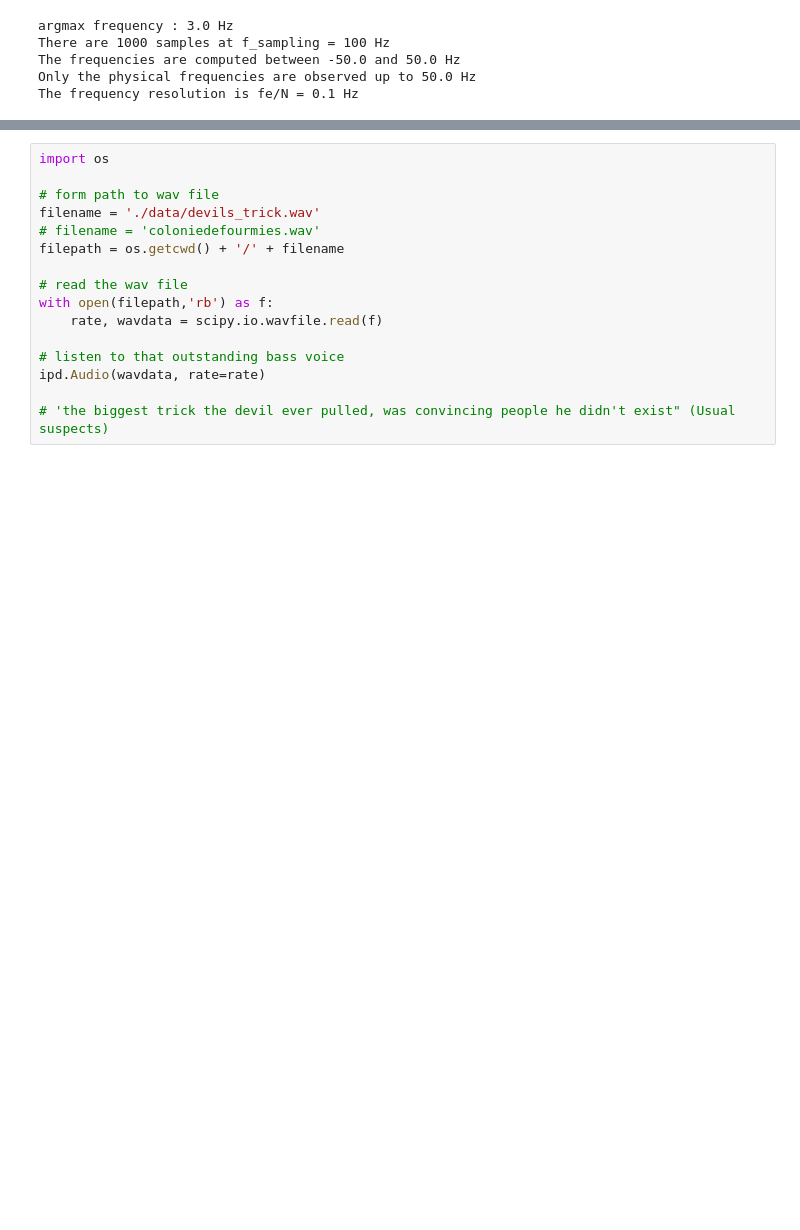
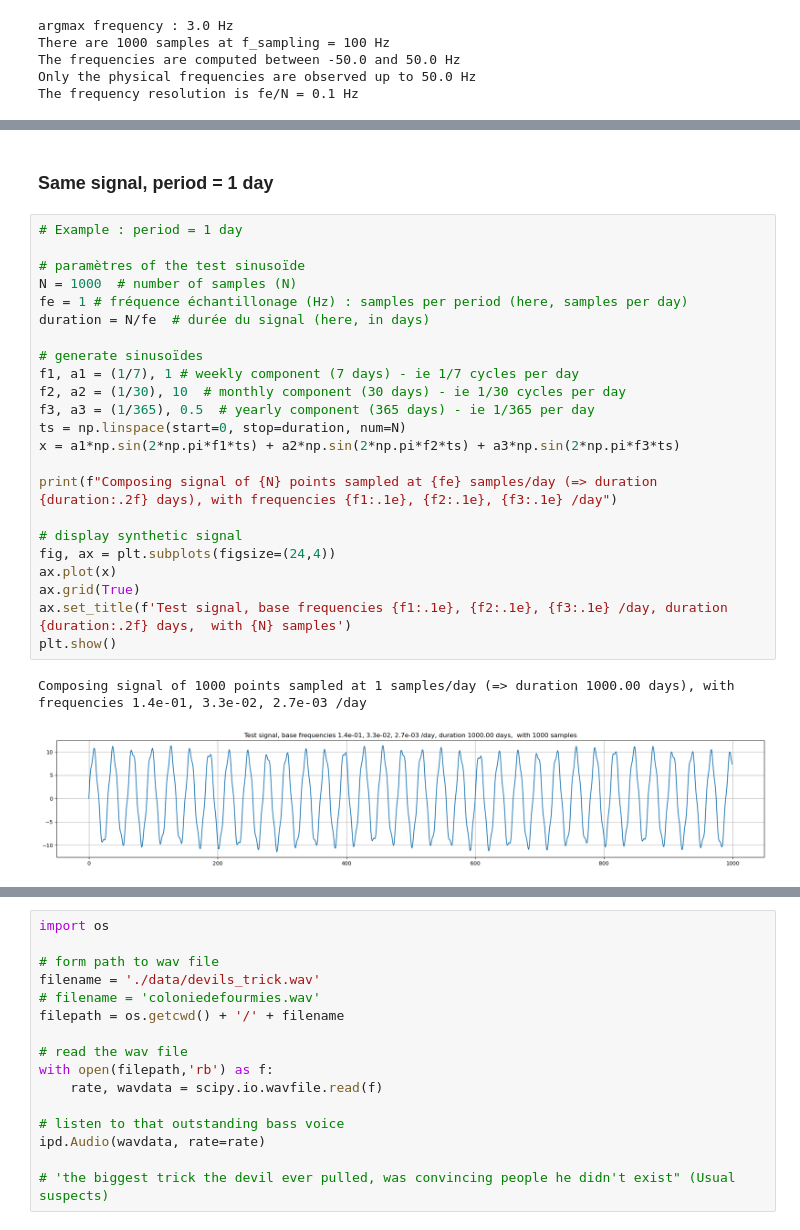
Before and after one commit to BenjaminDeporte/Boilerplate_code, a Jupyter notebook: Fourier_Transform.ipynb, the cells around one changed output, grey strips where cells are left out. Drawn from its saved outputs; the diff is of its cells as text; blank space fills up the shorter version.

```diff
--- a/Fourier_Transform.ipynb
+++ b/Fourier_Transform.ipynb
@@ -67,0 +162,28 @@ The frequency resolution is fe/N = 0.1 Hz
+# %% [markdown]
+### Same signal, period = 1 day
+# %%
+# Example : period = 1 day
+
+# paramètres of the test sinusoïde
+N = 1000  # number of samples (N)
+fe = 1 # fréquence échantillonage (Hz) : samples per period (here, samples per day)
+duration = N/fe  # durée du signal (here, in days)
+
+# generate sinusoïdes
+f1, a1 = (1/7), 1 # weekly component (7 days) - ie 1/7 cycles per day
+f2, a2 = (1/30), 10  # monthly component (30 days) - ie 1/30 cycles per day
+f3, a3 = (1/365), 0.5  # yearly component (365 days) - ie 1/365 per day
+ts = np.linspace(start=0, stop=duration, num=N)
+x = a1*np.sin(2*np.pi*f1*ts) + a2*np.sin(2*np.pi*f2*ts) + a3*np.sin(2*np.pi*f3*ts)
+
+print(f"Composing signal of {N} points sampled at {fe} samples/day (=> duration {duration:.2f} days), with frequencies {f1:.1e}, {f2:.1e}, {f3:.1e} /day")
+
+# display synthetic signal
+fig, ax = plt.subplots(figsize=(24,4))
+ax.plot(x)
+ax.grid(True)
+ax.set_title(f'Test signal, base frequencies {f1:.1e}, {f2:.1e}, {f3:.1e} /day, duration {duration:.2f} days,  with {N} samples')
+plt.show()
+# %% [output]
+Composing signal of 1000 points sampled at 1 samples/day (=> duration 1000.00 days), with frequencies 1.4e-01, 3.3e-02, 2.7e-03 /day
+[figure, added]
```
Also changed, not shown: parts of 8 cells of this notebook.
